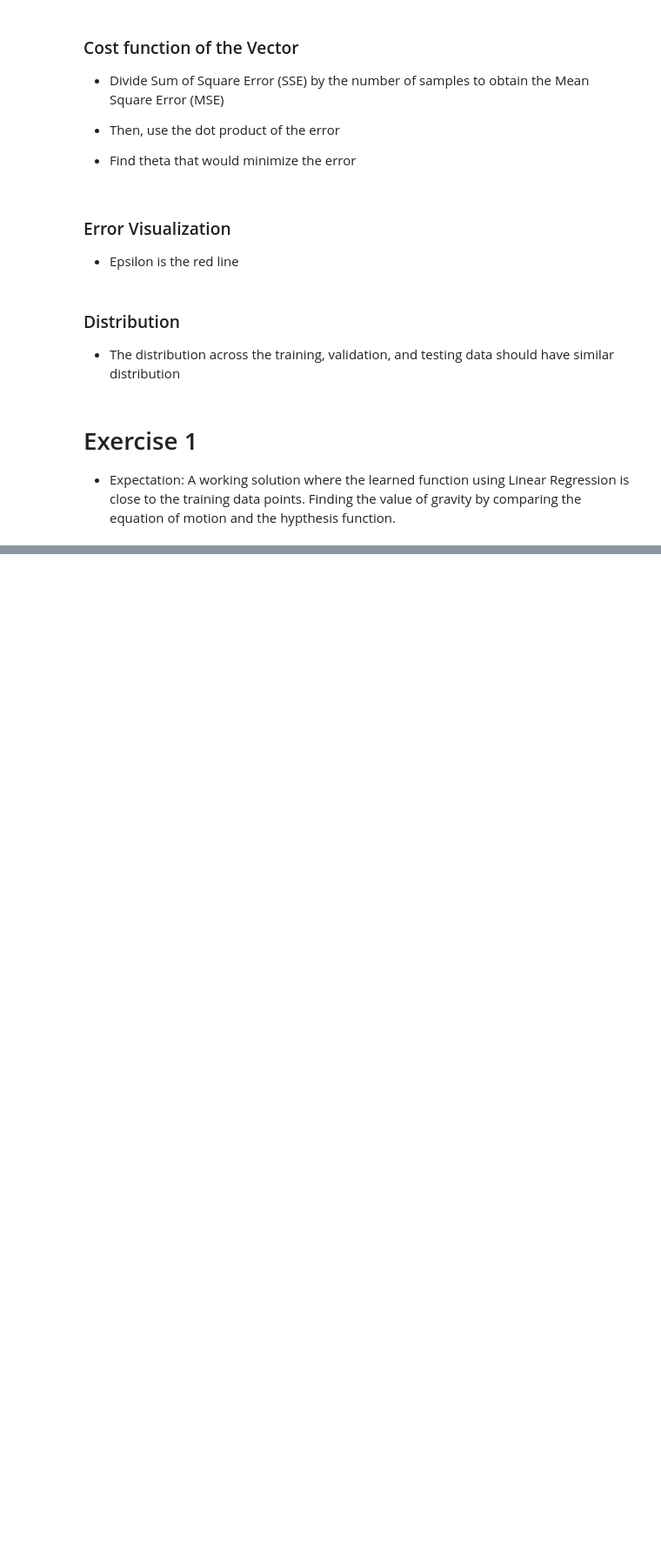
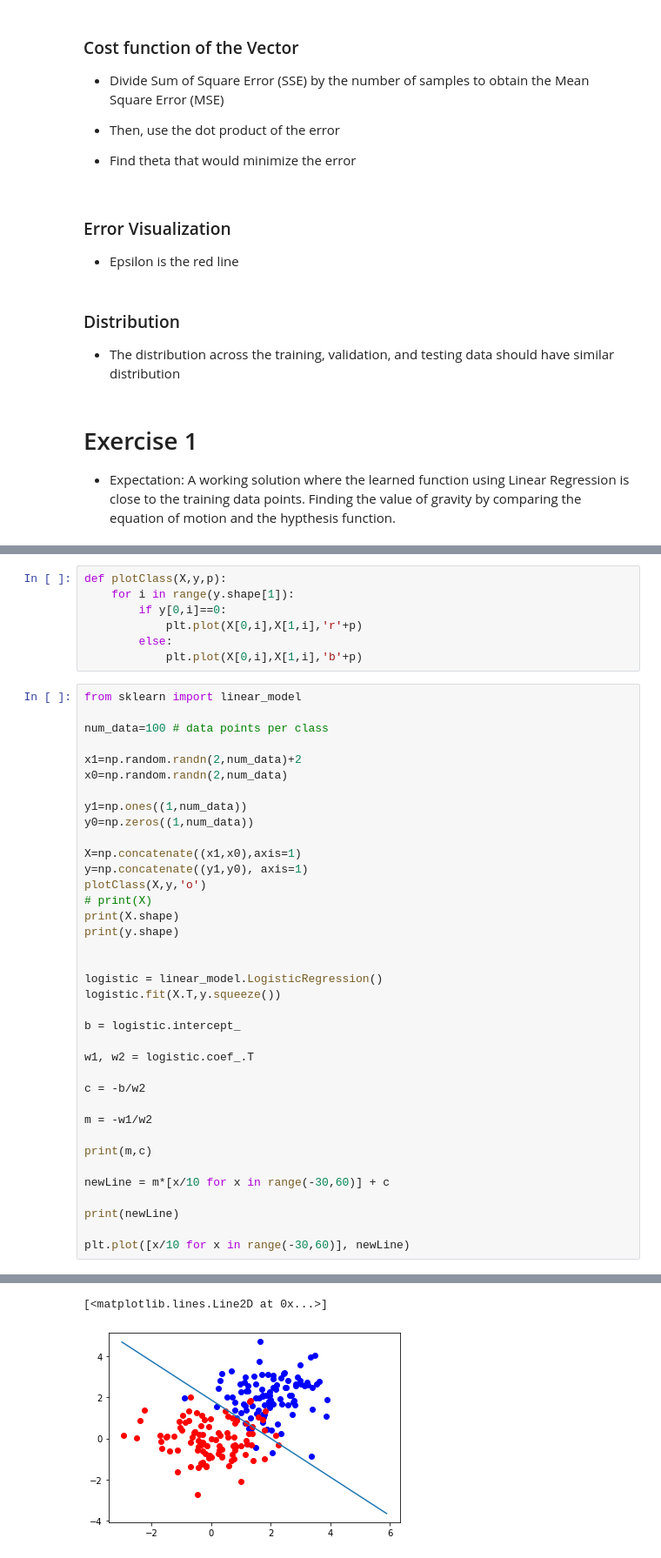
Before and after one commit to Kumail00Alawa/KAUST_AI_WEEK, a Jupyter notebook: thridday.ipynb, the cells around one changed output, grey strips where cells are left out. Shown: that part at 87% size. Drawn from its saved outputs; the diff is of its cells as text; blank space fills up the shorter version.

```diff
--- a/thridday.ipynb
+++ b/thridday.ipynb
@@ -120,0 +201,45 @@ plt.plot(t, regressor)
+# %%
+def plotClass(X,y,p):
+    for i in range(y.shape[1]):
+        if y[0,i]==0:
+            plt.plot(X[0,i],X[1,i],'r'+p)
+        else:
+            plt.plot(X[0,i],X[1,i],'b'+p)
+# %%
+from sklearn import linear_model
+
+num_data=100 # data points per class
+
+x1=np.random.randn(2,num_data)+2
+x0=np.random.randn(2,num_data)
+
+y1=np.ones((1,num_data))
+y0=np.zeros((1,num_data))
+
+X=np.concatenate((x1,x0),axis=1)
+y=np.concatenate((y1,y0), axis=1)
+plotClass(X,y,'o')
+# print(X)
+print(X.shape)
+print(y.shape)
+
+
+logistic = linear_model.LogisticRegression()
+logistic.fit(X.T,y.squeeze())
+
+b = logistic.intercept_
+
+w1, w2 = logistic.coef_.T
+
+c = -b/w2
+
+m = -w1/w2
+
+print(m,c)
+
+newLine = m*[x/10 for x in range(-30,60)] + c
+
+print(newLine)
+
+plt.plot([x/10 for x in range(-30,60)], newLine)
+# %% [output]
@@ -120,0 +264,2 @@ plt.plot(t, regressor)
+[<matplotlib.lines.Line2D at 0x...>]
+[figure, added]
```
Also changed, not shown: parts of 6 cells of this notebook.
